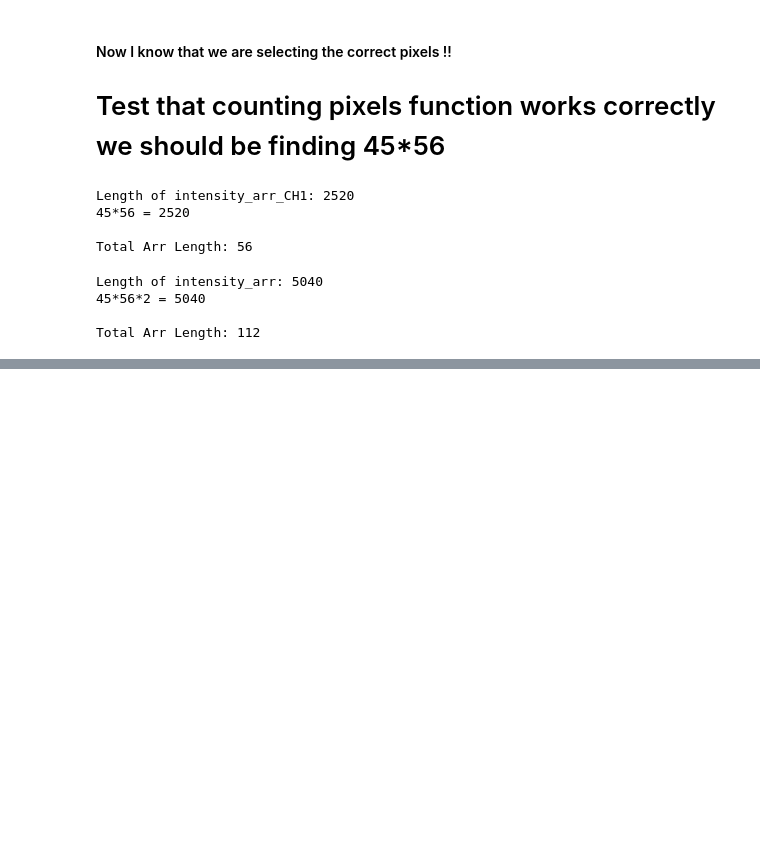
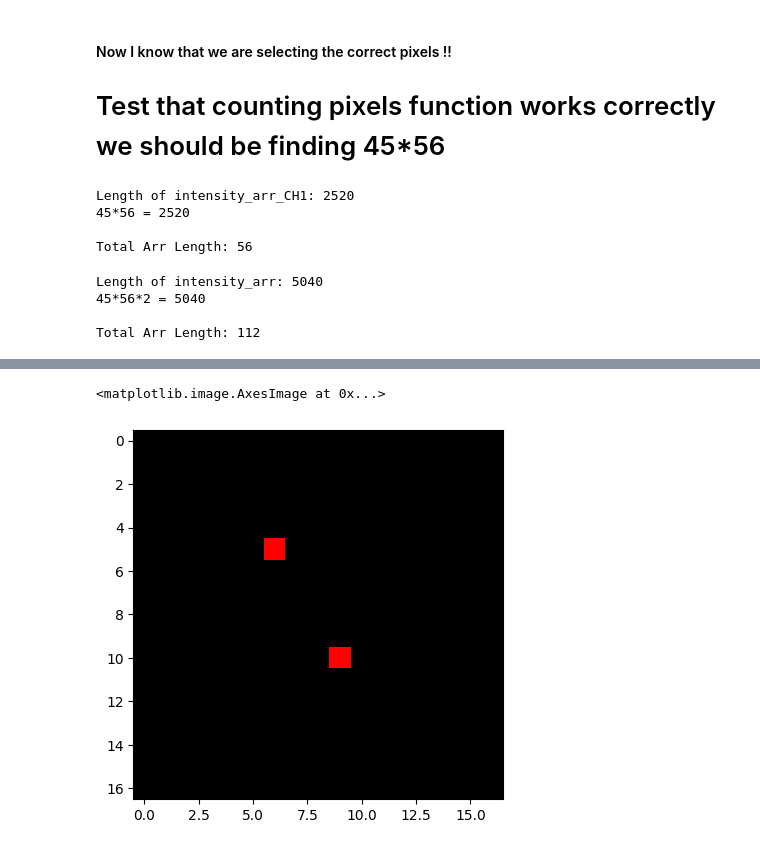
Before and after one commit to ljhason/smImaging-Exploration, a Jupyter notebook: Peaks Plots and Intensity/Static_peak_intensity.ipynb, the cells around one changed output, grey strips where cells are left out. Saved outputs shown, nothing was run; the diff lists cells and outputs as text; code cells hidden in the pictures; blank space fills up the shorter version.

```diff
--- a/Peaks Plots and Intensity/Static_peak_intensity.ipynb
+++ b/Peaks Plots and Intensity/Static_peak_intensity.ipynb
@@ -265,0 +292,13 @@ Total Arr Length: 112
+# %%
+# go to define a function that fills a circle
+radius = 4
+background_dim= 17
+x_cen = np.array([6, 9])
+y_cen = np.array([5, 10])
+background = np.zeros((background_dim, background_dim, 3), dtype=np.uint8)
+background[5,6] = [255,0,0]
+background[10, 9] = [255,0,0]
+plt.imshow(background)
+# %% [output]
+<matplotlib.image.AxesImage at 0x...>
+[figure, added]
```
Also changed, not shown: parts of 21 cells of this notebook, 14 other files.
